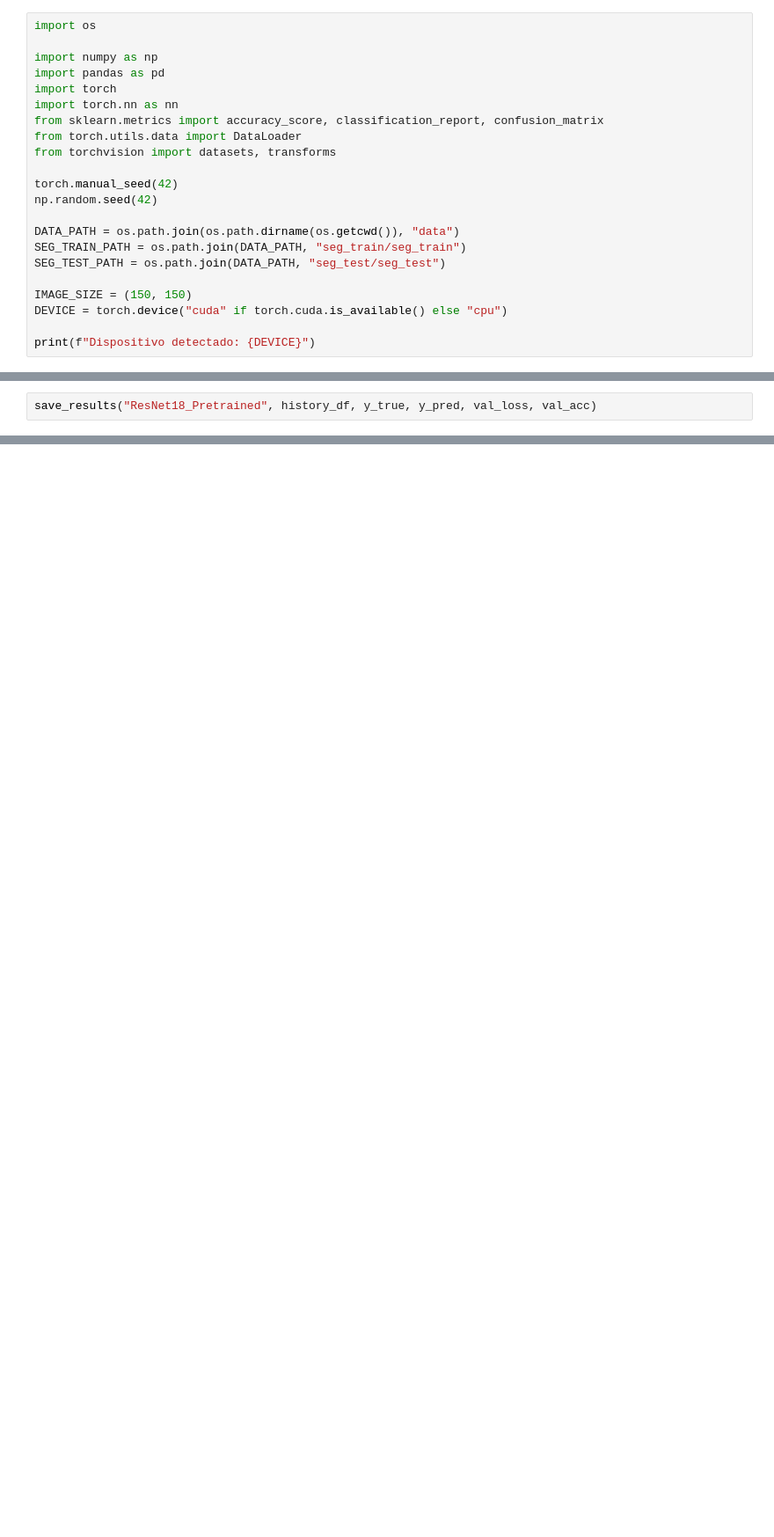
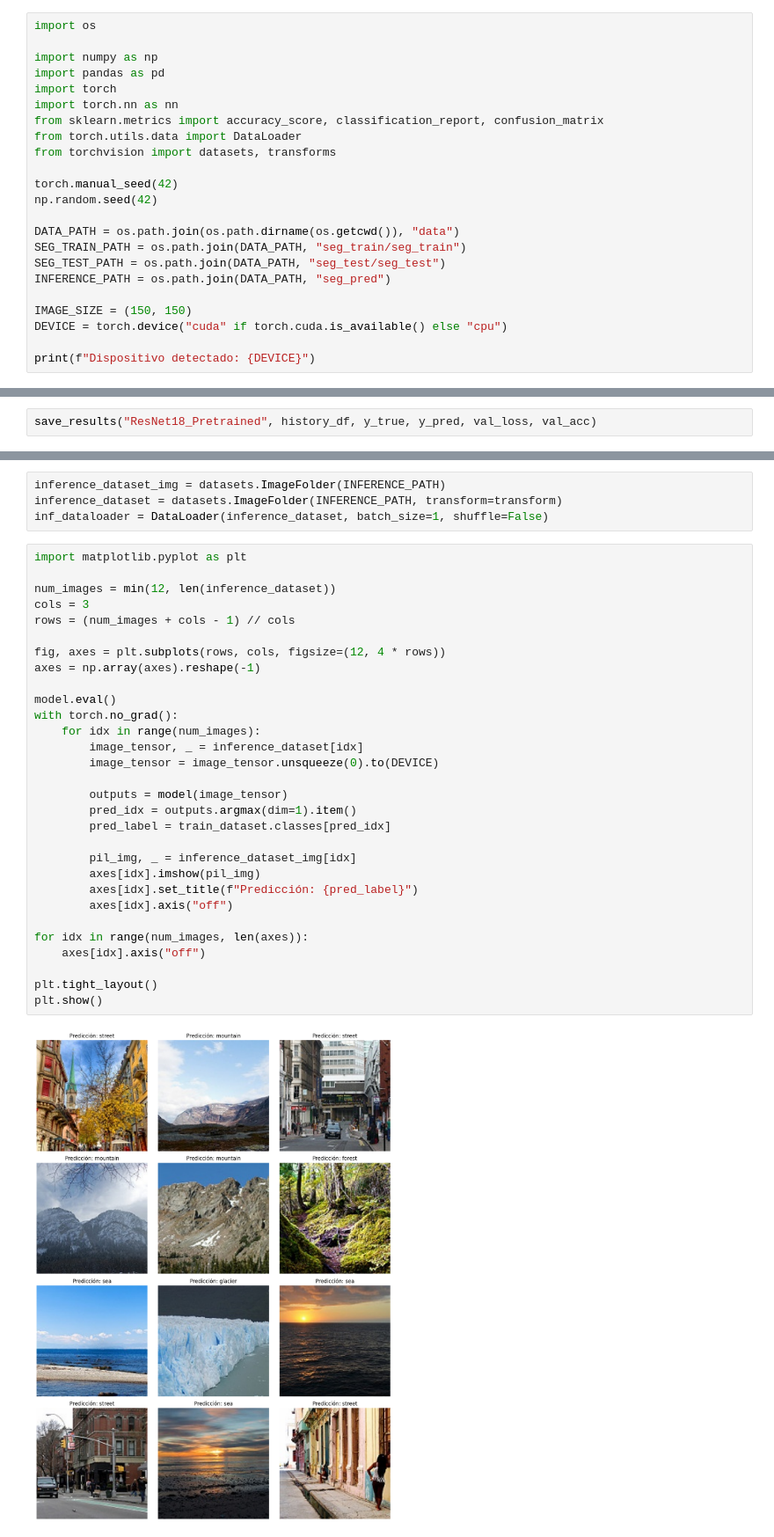
Before and after one commit to andresmolinae29/aprendizaje-maquinas-trabajo-final, a Jupyter notebook: notebooks/models.ipynb, the cells around one changed output, grey strips where cells are left out. Shown at 88% size. Saved outputs shown, nothing was run; the diff lists cells and outputs as text; blank space fills up the shorter version.

Commit message:
inferencia con mejor modelo, poster y presentacion

```diff
--- a/notebooks/models.ipynb
+++ b/notebooks/models.ipynb
@@ -15,6 +15,7 @@ np.random.seed(42)
 DATA_PATH = os.path.join(os.path.dirname(os.getcwd()), "data")
 SEG_TRAIN_PATH = os.path.join(DATA_PATH, "seg_train/seg_train")
 SEG_TEST_PATH = os.path.join(DATA_PATH, "seg_test/seg_test")
+INFERENCE_PATH = os.path.join(DATA_PATH, "seg_pred")
 
 IMAGE_SIZE = (150, 150)
 DEVICE = torch.device("cuda" if torch.cuda.is_available() else "cpu")
@@ -460,0 +465,36 @@ save_results("ResNet18_Pretrained", history_df, y_true, y_pred, val_loss, val_ac
+# %%
+inference_dataset_img = datasets.ImageFolder(INFERENCE_PATH)
+inference_dataset = datasets.ImageFolder(INFERENCE_PATH, transform=transform)
+inf_dataloader = DataLoader(inference_dataset, batch_size=1, shuffle=False)
+# %%
+import matplotlib.pyplot as plt
+
+num_images = min(12, len(inference_dataset))
+cols = 3
+rows = (num_images + cols - 1) // cols
+
+fig, axes = plt.subplots(rows, cols, figsize=(12, 4 * rows))
+axes = np.array(axes).reshape(-1)
+
+model.eval()
+with torch.no_grad():
+    for idx in range(num_images):
+        image_tensor, _ = inference_dataset[idx]
+        image_tensor = image_tensor.unsqueeze(0).to(DEVICE)
+
+        outputs = model(image_tensor)
+        pred_idx = outputs.argmax(dim=1).item()
+        pred_label = train_dataset.classes[pred_idx]
+
+        pil_img, _ = inference_dataset_img[idx]
+        axes[idx].imshow(pil_img)
+        axes[idx].set_title(f"Predicción: {pred_label}")
+        axes[idx].axis("off")
+
+for idx in range(num_images, len(axes)):
+    axes[idx].axis("off")
+
+plt.tight_layout()
+plt.show()
+# %% [output]
+[figure, added]
```
Also changed, not shown: parts of 3 cells of this notebook, 3 other files.
